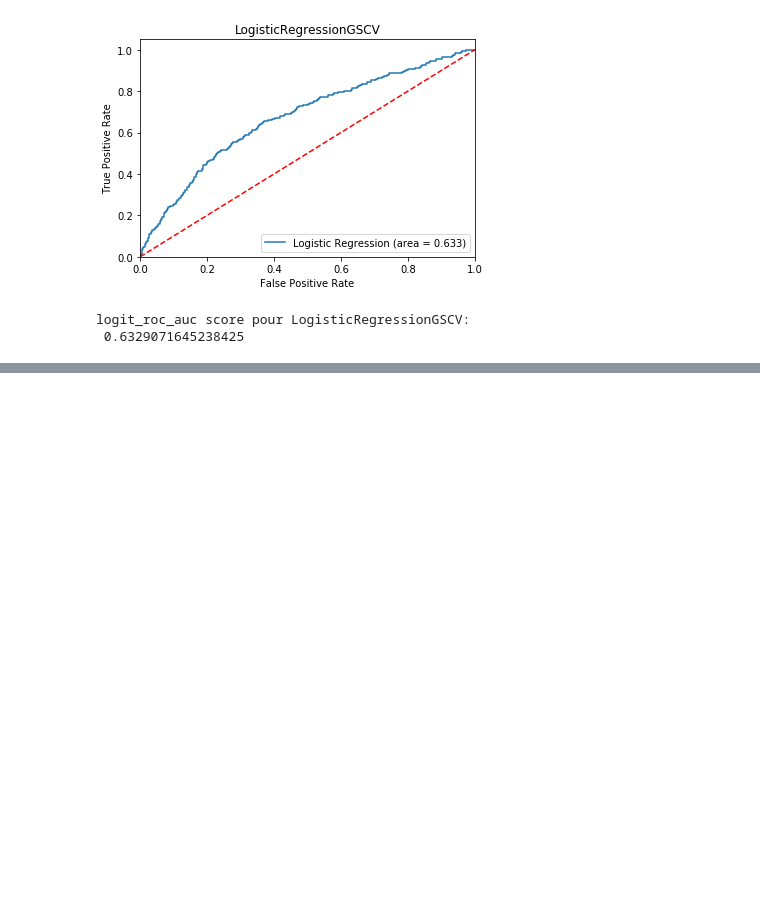
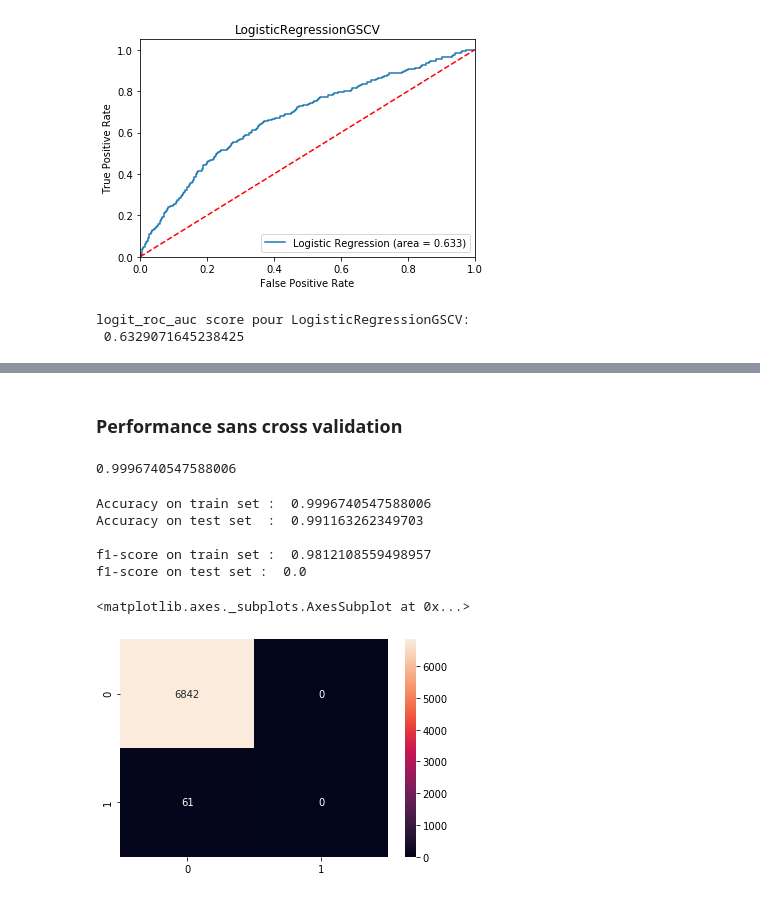
Before and after one commit to nicolas-szb/Challenge_Valeo, a Jupyter notebook: Valeo.ipynb, the cells around one changed output, grey strips where cells are left out. Saved outputs shown, nothing was run; the diff lists cells and outputs as text; code cells hidden in the pictures; blank space fills up the shorter version.

Commit message:
First basic random forest model created

```diff
--- a/Valeo.ipynb
+++ b/Valeo.ipynb
@@ -576,0 +586,3 @@ logit_roc_auc score pour LogisticRegressionGSCV:
+# %%
+rf_classifier = RandomForestClassifier(n_estimators=50)
+rf_classifier.fit(X_train, Y_train)
@@ -576,0 +598,27 @@ logit_roc_auc score pour LogisticRegressionGSCV:
+# %% [markdown]
+### Performance sans cross validation
+# %%
+rf_classifier.score(X_train, Y_train)
+# %% [output]
+0.9996740547588006
+# %%
+Y_train_pred = rf_classifier.predict(X_train)
+Y_test_pred = rf_classifier.predict(X_test)
+
+print("Accuracy on train set : ", accuracy_score(Y_train, Y_train_pred))
+print("Accuracy on test set  : ", accuracy_score(Y_test, Y_test_pred))
+print()
+print("f1-score on train set : ", f1_score(Y_train, Y_train_pred))
+print("f1-score on test set : ", f1_score(Y_test, Y_test_pred))
+# %% [output]
+Accuracy on train set :  0.9996740547588006
+Accuracy on test set  :  0.991163262349703
+
+f1-score on train set :  0.9812108559498957
+f1-score on test set :  0.0
+# %%
+cm = confusion_matrix(Y_test, Y_test_pred)
+sns.heatmap(cm, annot=True, fmt="d")
+# %% [output]
+<matplotlib.axes._subplots.AxesSubplot at 0x...>
+[figure, added]
```
Also changed, not shown: parts of 6 cells of this notebook.
